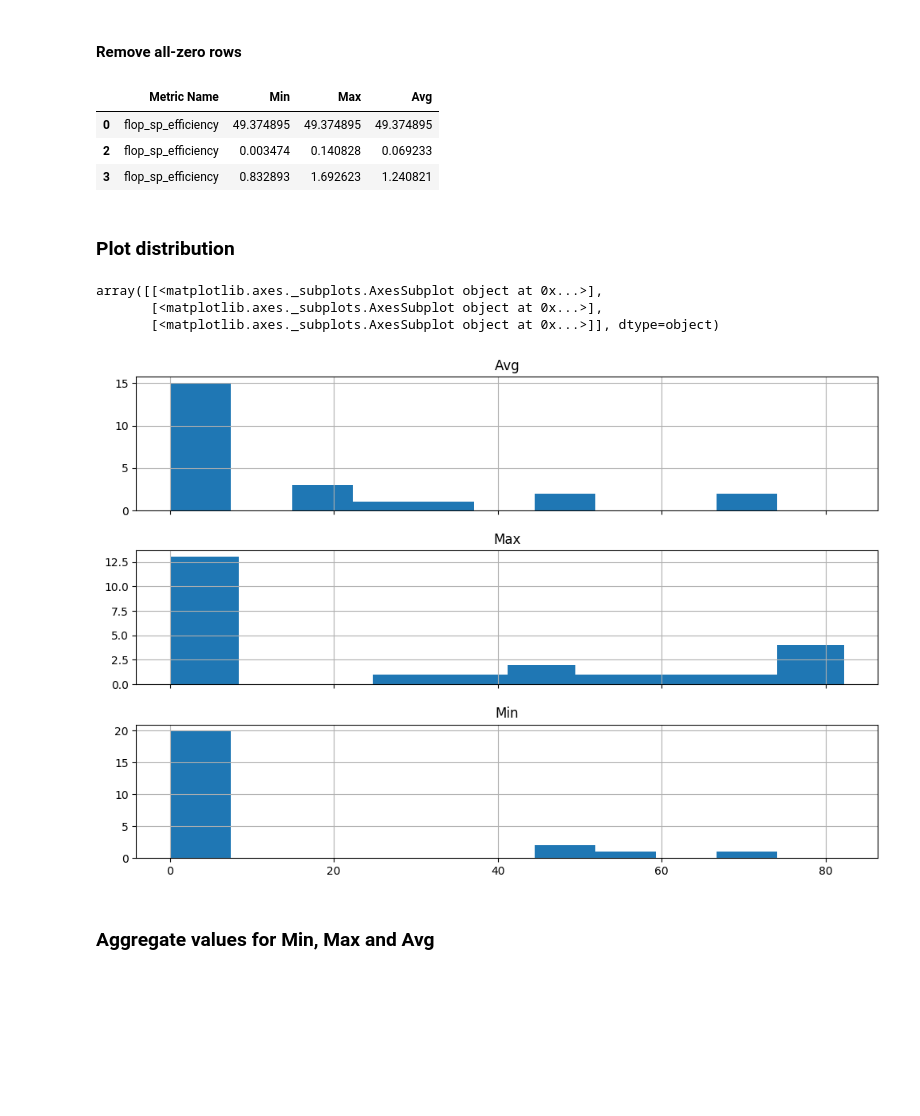
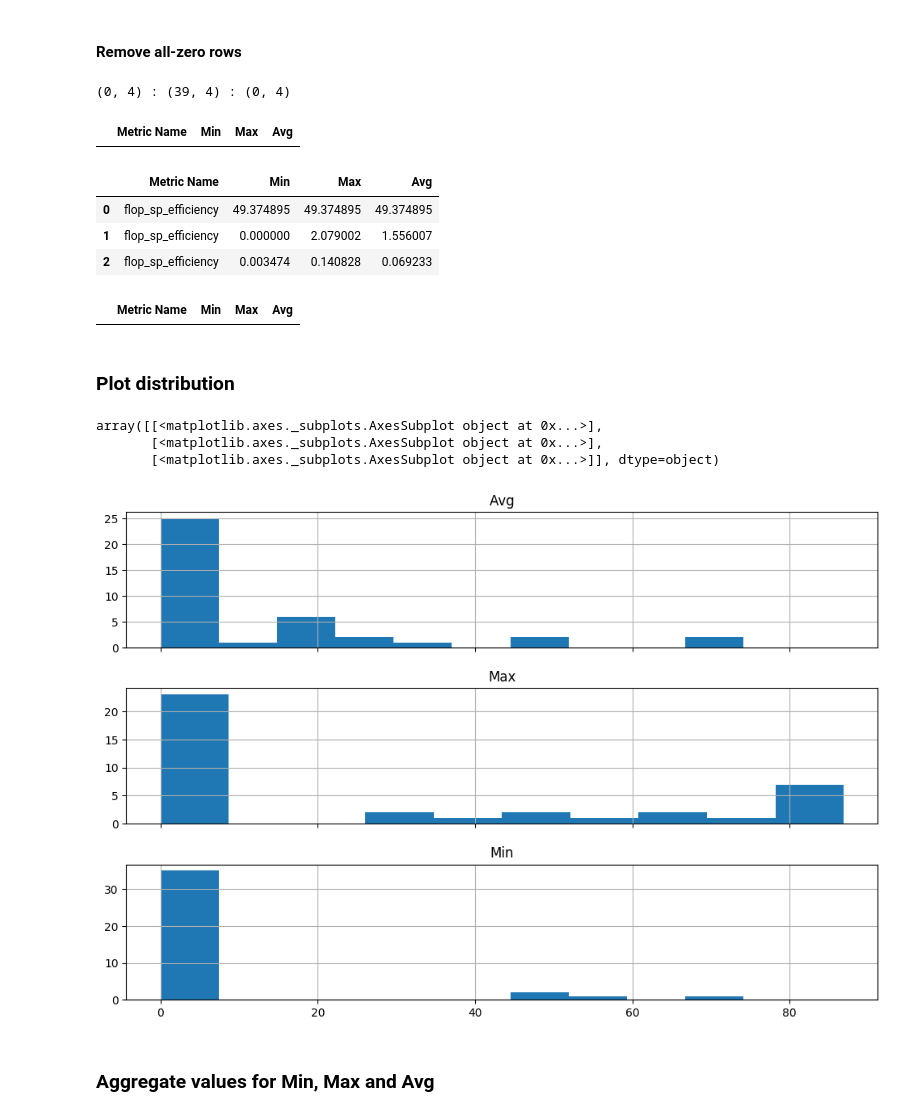
Before and after one commit to pyotr777/mlbenchmarks, a Jupyter notebook: Chainer/Combined trace and FLOPs profile (Chainer).ipynb, the cells around one changed output. Drawn from its saved outputs; the diff is of its cells as text; code cells hidden in the pictures; blank space fills up the shorter version.

Commit message:
Results of profiling Chainer with nvprof --metrics flop_sp_efficiency,flop_dp_efficiency in FLOPs profile notebook.

```diff
--- a/Chainer/Combined trace and FLOPs profile (Chainer).ipynb
+++ b/Chainer/Combined trace and FLOPs profile (Chainer).ipynb
@@ -101,20 +160,39 @@ df_nonzero = df_valid[(df_valid['Max'] != 0) & (df_valid['Avg'] != 0) & (df_vali
+# %%
+def RemoveZeroData(df):
+    df = df[(df['Min'] != 0) | (df['Avg'] != 0) | (df['Max'] != 0)]
+    return df
+# %%
+flops_sp = RemoveZeroData(df_valid[df_valid['Metric Name'] == "flop_sp_efficiency"])
+flops_dp = RemoveZeroData(df_valid[df_valid['Metric Name'] == "flop_dp_efficiency"])
+flops_other = RemoveZeroData(df_valid[df_valid['Metric Name'] != "flop_sp_efficiency"])
+print flops_dp.shape,":",flops_sp.shape,":",flops_other.shape
+# %% [output]
+(0, 4) : (39, 4) : (0, 4)
+# %%
+flops_other
+# %% [output]
+|  | Metric Name | Min | Max | Avg |
 # %%
-df_nonzero.iloc[:3]
+flops_sp.iloc[:3]
 # %% [output]
 |  | Metric Name | Min | Max | Avg |
 | 0 | flop_sp_efficiency | 49.374895 | 49.374895 | 49.374895 |
+| 1 | flop_sp_efficiency | 0.000000 | 2.079002 | 1.556007 |
 | 2 | flop_sp_efficiency | 0.003474 | 0.140828 | 0.069233 |
-| 3 | flop_sp_efficiency | 0.832893 | 1.692623 | 1.240821 |
+# %%
+flops_dp.iloc[:3]
+# %% [output]
+|  | Metric Name | Min | Max | Avg |
 # %% [markdown]
 ### Plot distribution
 # %%
 plt.rcParams['figure.figsize'] = 12,8
-df_nonzero.hist(layout=(3,1),sharex=True)
+flops_sp.hist(layout=(3,1),sharex=True)
 # %% [output]
 array([[<matplotlib.axes._subplots.AxesSubplot object at 0x...>],
        [<matplotlib.axes._subplots.AxesSubplot object at 0x...>],
        [<matplotlib.axes._subplots.AxesSubplot object at 0x...>]], dtype=object)
-[figure, old version]
+[figure, new version]
 # %% [markdown]
 ### Aggregate values for Min, Max and Avg
 # %%
```
Also changed, not shown: parts of 6 cells of this notebook, 1 other file.
